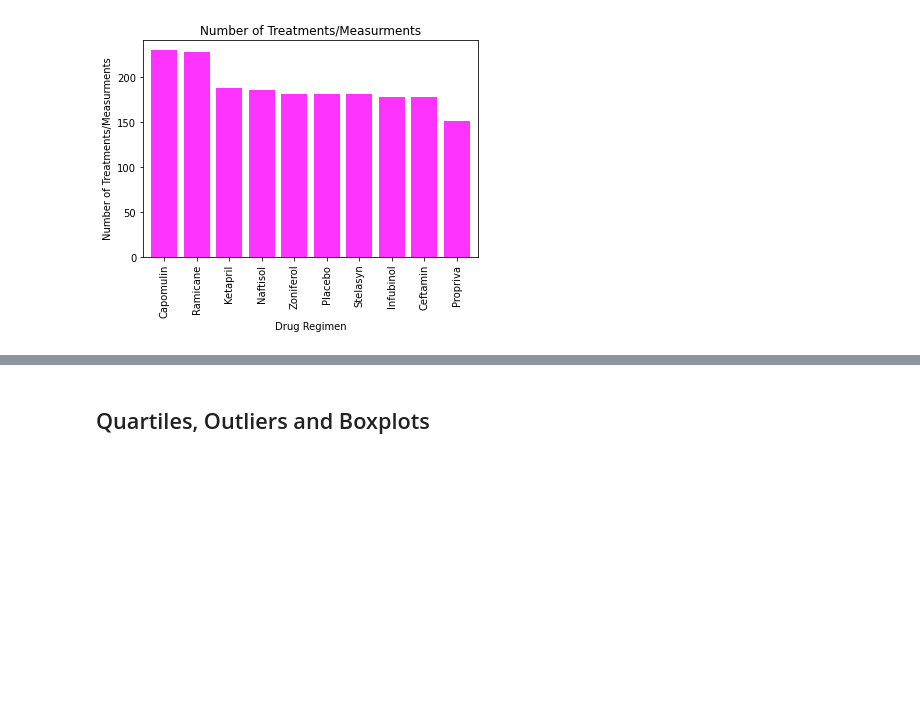
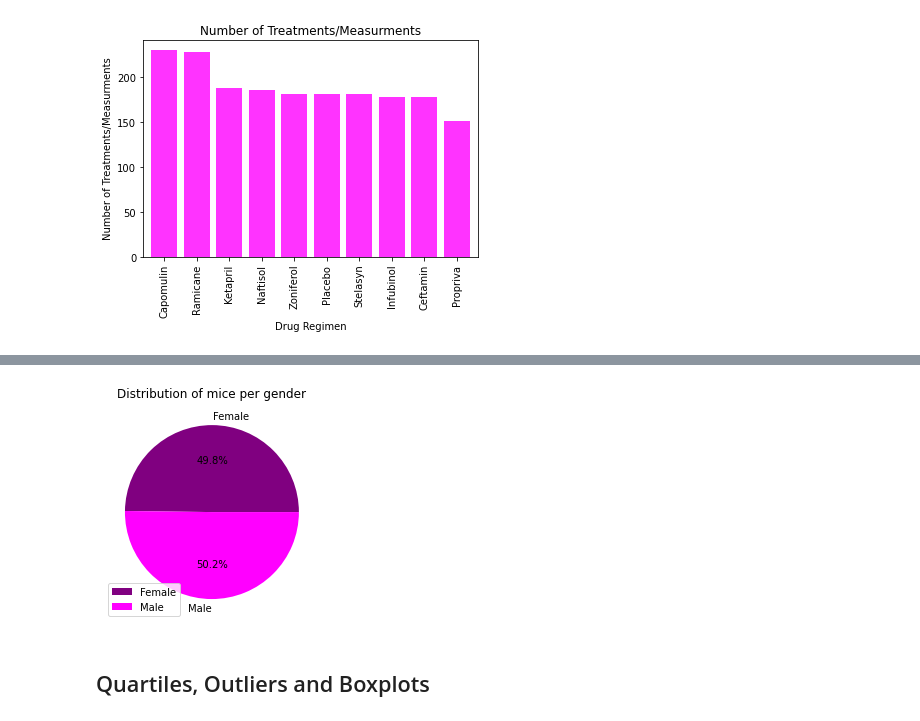
Before and after one commit to Travbz/matplotlib-challenge, a Jupyter notebook: Pymaceuticals/pymaceuticals_starter.ipynb, the cells around one changed output, grey strips where cells are left out. Saved outputs shown, nothing was run; the diff lists cells and outputs as text; code cells hidden in the pictures; blank space fills up the shorter version.

```diff
--- a/Pymaceuticals/pymaceuticals_starter.ipynb
+++ b/Pymaceuticals/pymaceuticals_starter.ipynb
@@ -214,5 +214,12 @@ NameError: name 'explode' is not defined
 # %%
 # Generate a pie plot showing the distribution of female versus male mice using pyplot
+explode
+plt.pie(mouse_gender_count,colors=colors, labels=labels, autopct="%1.1f%%")
+plt.title("Distribution of mice per gender")
+plt.legend(loc=3)
+plt.show()
+# %% [output]
+[figure, added]
 # %% [markdown]
 ## Quartiles, Outliers and Boxplots
 # %%
```
Also changed, not shown: parts of 2 cells of this notebook.
